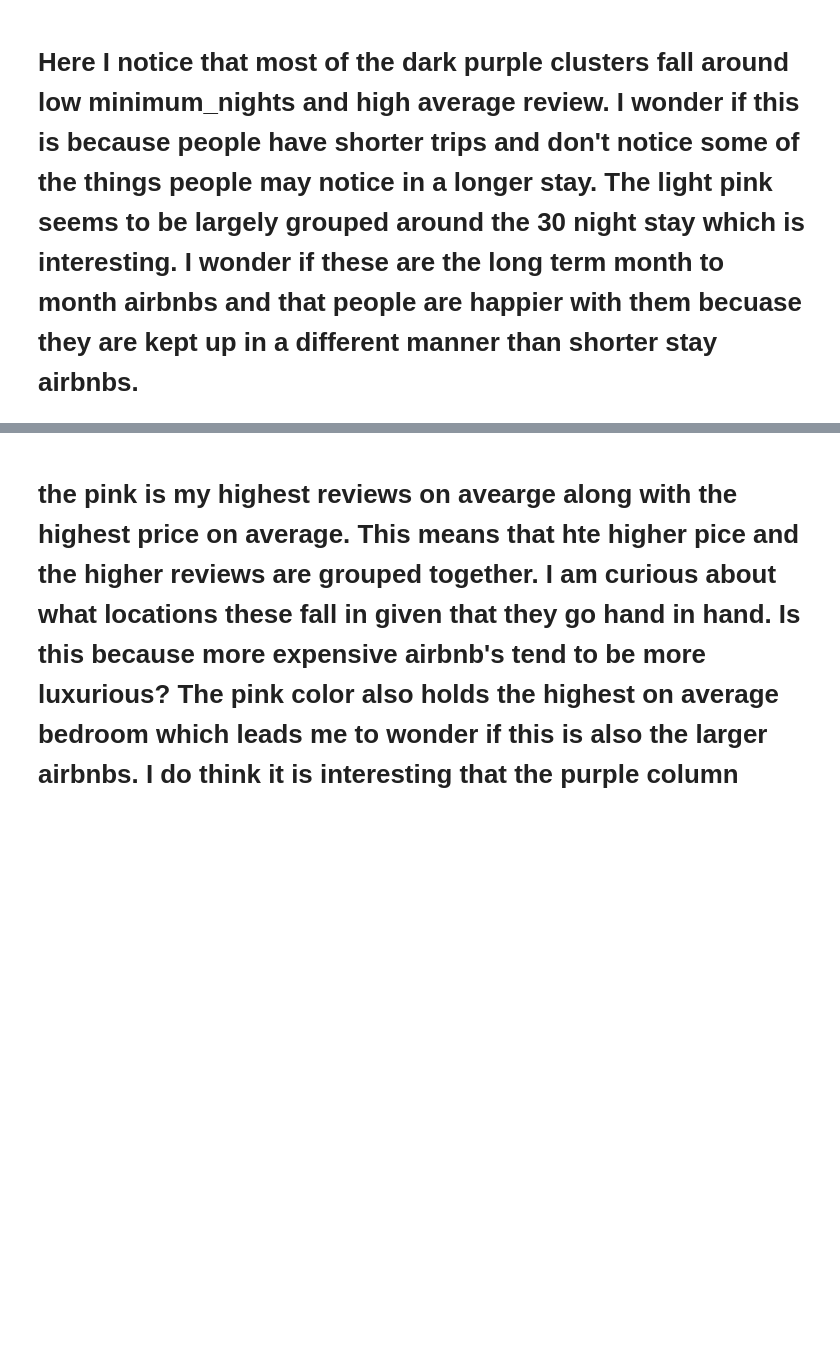
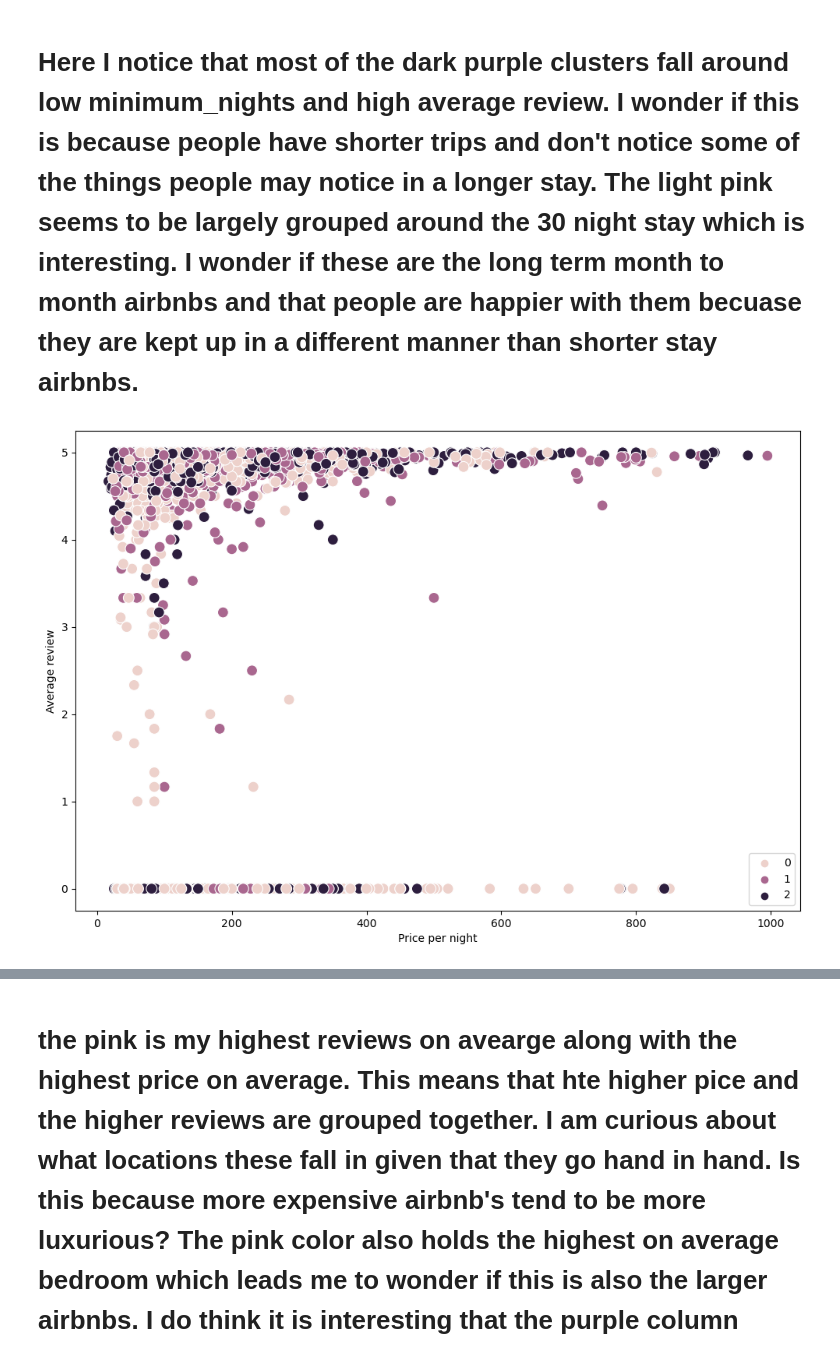
Before and after one commit to GrimlyScarlett/Denver-Airbnb-Analysis, a Jupyter notebook: Scripts/6.5 ABNB Cluster analysis.ipynb, the cells around one changed output, grey strips where cells are left out. Drawn from its saved outputs; the diff is of its cells as text; code cells hidden in the pictures; blank space fills up the shorter version.

```diff
--- a/Scripts/6.5 ABNB Cluster analysis.ipynb
+++ b/Scripts/6.5 ABNB Cluster analysis.ipynb
@@ -193,5 +193,15 @@ plt.show()
 # %% [markdown]
 # Here I notice that most of the dark purple clusters fall around low minimum_nights and high average review. I wonder if this is because people have shorter trips and don't notice some of the things people may notice in a longer stay. The light pink seems to be largely grouped around the 30 night stay which is interesting. I wonder if these are the long term month to month airbnbs and that people are happier with them becuase they are kept up in a different manner than shorter stay airbnbs.
+# %%
+#plotting the clusters for price and average_ratings
+plt.figure(figsize=(12,8))
+ax = sns.scatterplot(x = df_bnb_selected['price'], y=df_bnb_selected['average_ratings'], hue=kmeans.labels_, s = 100)
+ax.grid(False)
+plt.xlabel('Price per night')
+plt.ylabel('Average review')
+plt.show()
+# %% [output]
+[figure, added]
 # %%
 df_bnb_selected.loc[df_bnb_selected['clusters'] == 2, 'cluster'] = 'dark purple'
 df_bnb_selected.loc[df_bnb_selected['clusters'] == 1, 'cluster'] = 'purple'
```
Also changed, not shown: parts of 7 cells of this notebook, 8 other files.
